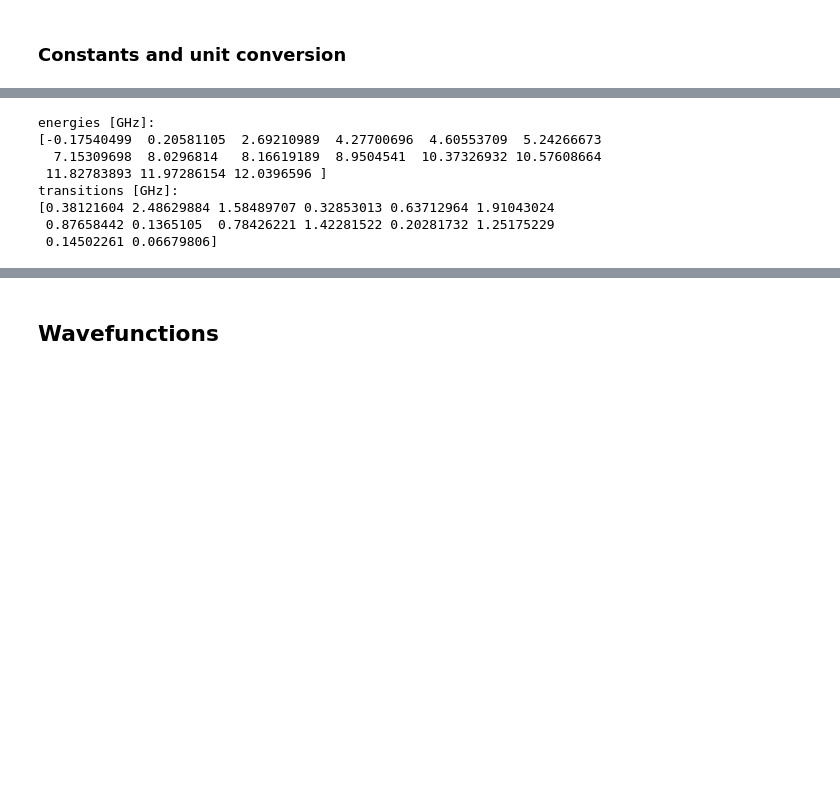
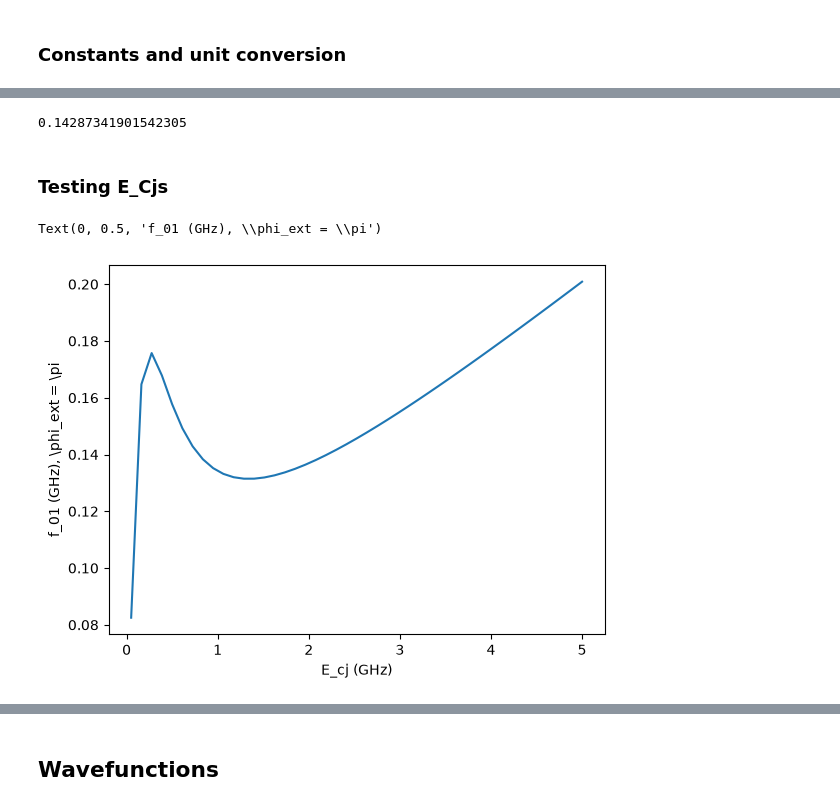
Before and after one commit to tyrasamenius/fluxonium_readout, a Jupyter notebook: Double_fluxonium_notebook.ipynb, the cells around one changed output, grey strips where cells are left out. Saved outputs shown, nothing was run; the diff lists cells and outputs as text; code cells hidden in the pictures; blank space fills up the shorter version.

```diff
--- a/Double_fluxonium_notebook.ipynb
+++ b/Double_fluxonium_notebook.ipynb
@@ -62,16 +93,37 @@ print(f"E_cq = {E_cq:.3f} GHz, E_ci = {E_ci:.3f} GHz")
-# %%
-vals, vecs = dflux1.eigenstates_symm(E_cq, E_ci, np.pi, N_levels=10)
-print("energies [GHz]:")
-print(vals)
-
-print("transitions [GHz]:")
-print(np.diff(vals))
-# %% [output]
-energies [GHz]:
-[-0.17540499  0.20581105  2.69210989  4.27700696  4.60553709  5.24266673
-  7.15309698  8.0296814   8.16619189  8.9504541  10.37326932 10.57608664
- 11.82783893 11.97286154 12.0396596 ]
-transitions [GHz]:
-[0.38121604 2.48629884 1.58489707 0.32853013 0.63712964 1.91043024
- 0.87658442 0.1365105  0.78426221 1.42281522 0.20281732 1.25175229
- 0.14502261 0.06679806]
+# %%
+H = dflux1.get_h_symm(E_cq, E_ci, np.pi)
+energies = eigsh(
+                H, k=15, which="SA", return_eigenvectors=False
+            )
+energies.sort()
+print(energies[1] - energies[0])
+# %% [output]
+0.14287341901542305
+# %% [markdown]
+### Testing E_Cjs
+# %%
+f_01s = []
+E_cjs = np.linspace(0.05, 5, 45)
+for E_cj in E_cjs:
+    C_J = ECJ_to_CJ(E_cj)
+    C_J1 = C_J
+    C_J2 = C_J
+    C = 0
+    E_J1 = E_cj * 7.5
+    E_J2 = E_cj * 7.5
+    dflux1 = Double_Junc_Fluxonium(E_J1, E_J2, C_J1, C_J2, C, E_L, delta_phi = 0.05,
+                   nbr_periods = 4)
+    E_cq, E_ci = Ecs_from_caps_qi(C_J1, C_J2, C)
+    H = dflux1.get_h_symm(E_cq, E_ci, np.pi)
+    energies = eigsh(
+                    H, k=15, which="SA", return_eigenvectors=False
+                )
+    energies.sort()
+    f_01 = energies[1] - energies[0]
+    f_01s.append(f_01)
+plt.plot(E_cjs, f_01s)
+plt.xlabel("E_cj (GHz)")
+plt.ylabel(r"f_01 (GHz), \phi_ext = \pi")
+# %% [output]
+Text(0, 0.5, 'f_01 (GHz), \\phi_ext = \\pi')
+[figure, added]
```
Also changed, not shown: parts of 25 cells of this notebook, 1 other file.
